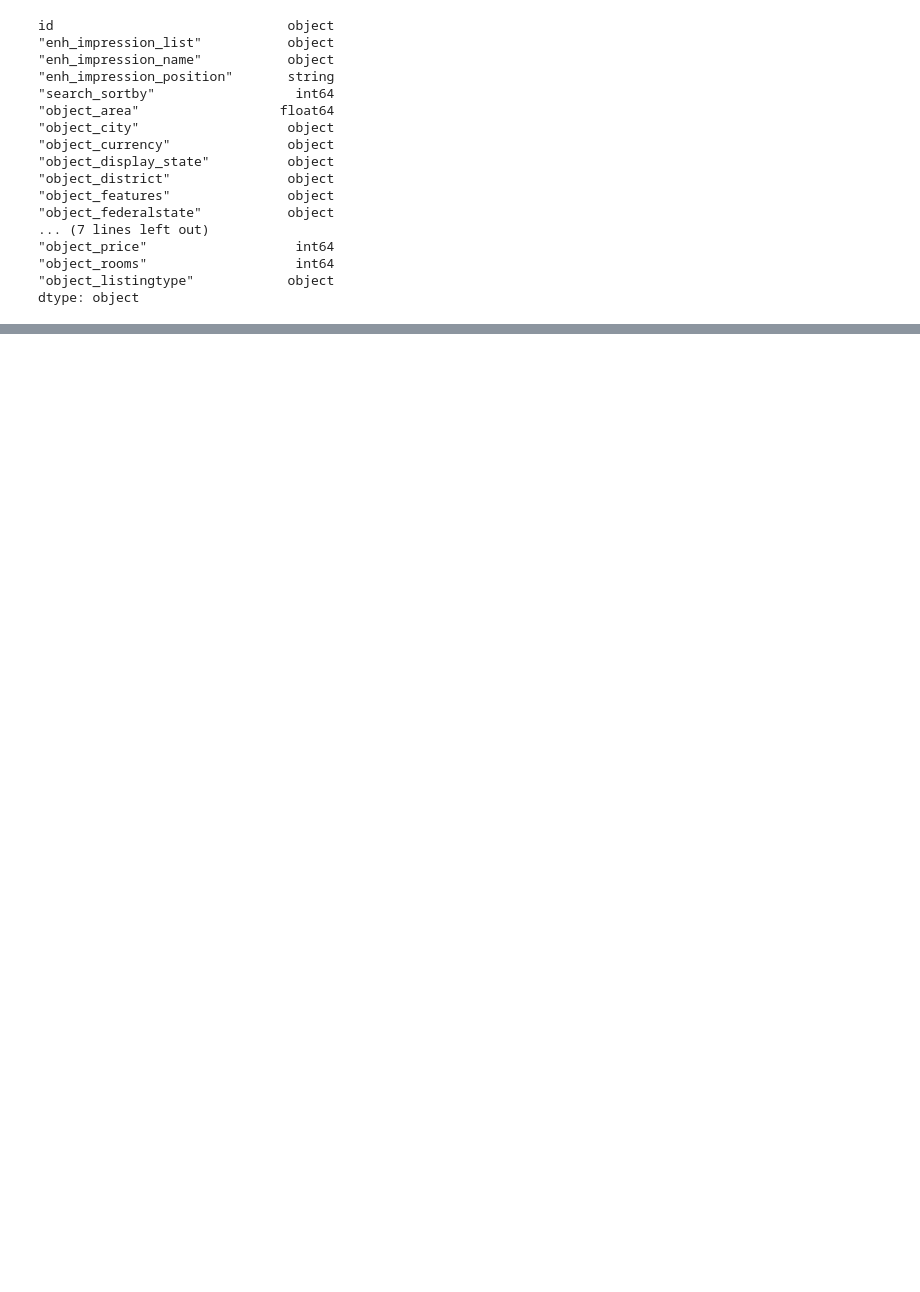
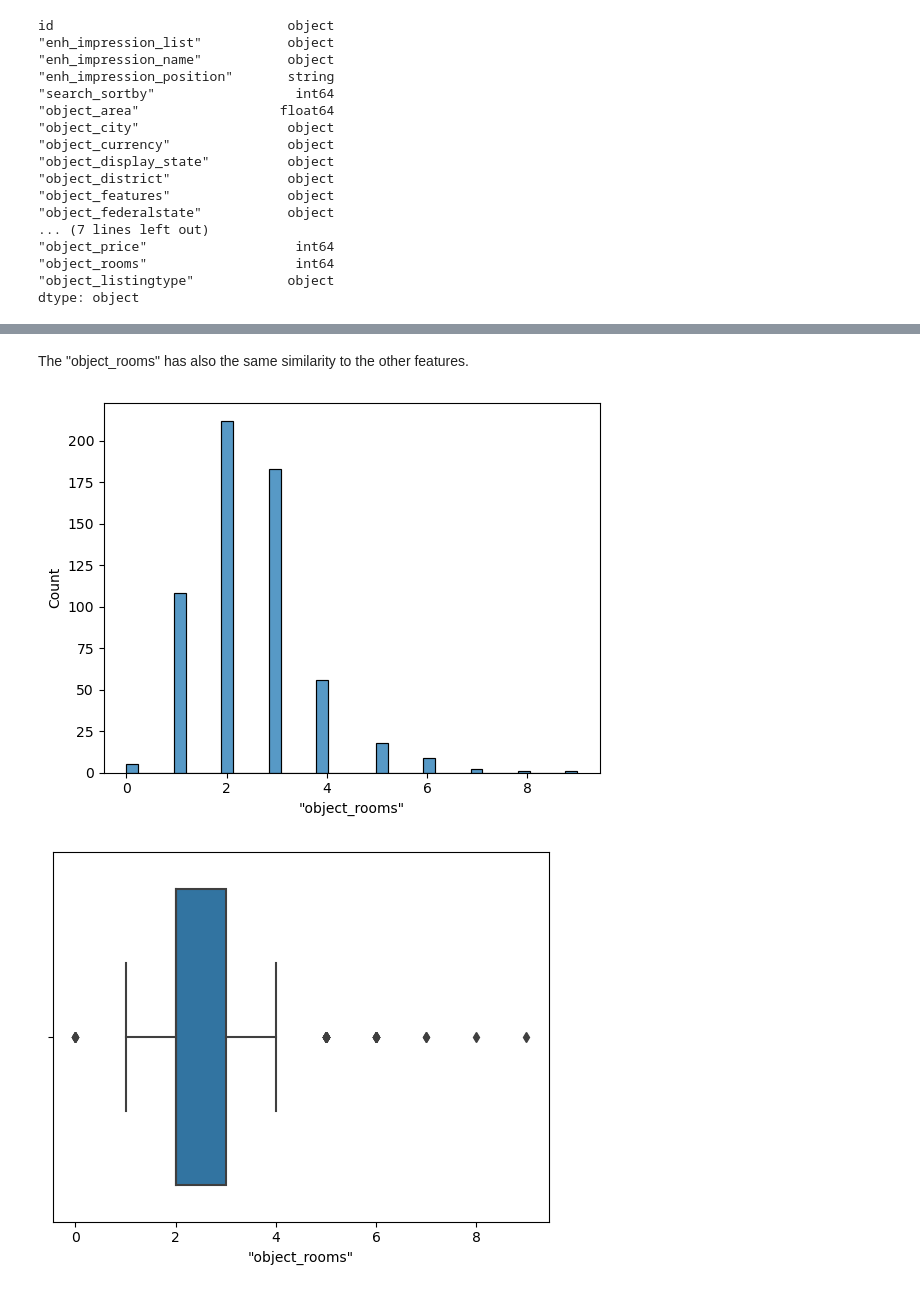
Before and after one commit to maximkiesel1/Machine_Learning_Rent_Prediction, a Jupyter notebook: Know_Your_Rent_Muc_Part_Two_EDA.ipynb, the cells around one changed output, grey strips where cells are left out. Saved outputs shown, nothing was run; the diff lists cells and outputs as text; code cells hidden in the pictures; blank space fills up the shorter version.

```diff
--- a/Know_Your_Rent_Muc_Part_Two_EDA.ipynb
+++ b/Know_Your_Rent_Muc_Part_Two_EDA.ipynb
@@ -82,0 +299,11 @@ dtype: object
+# %% [markdown]
+The "object_rooms" has also the same similarity to the other features.
+# %%
+sns.histplot(x='"object_rooms"', data=df6)
+plt.show()
+plt.close()
+sns.boxplot(x='"object_rooms"', data=df6)
+plt.show()
+# %% [output]
+[figure, added]
+[figure, added]
```
Also changed, not shown: parts of 49 cells of this notebook.
